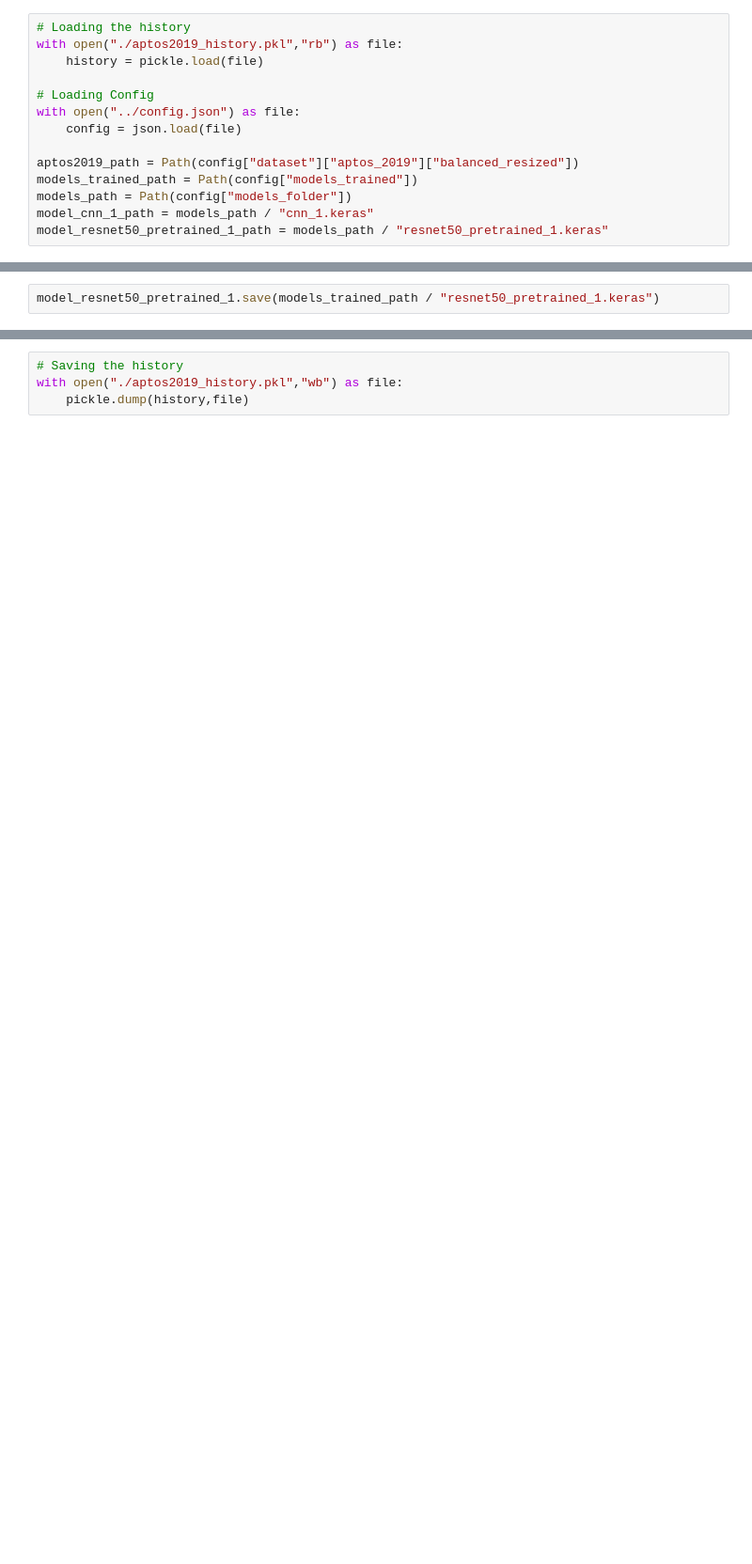
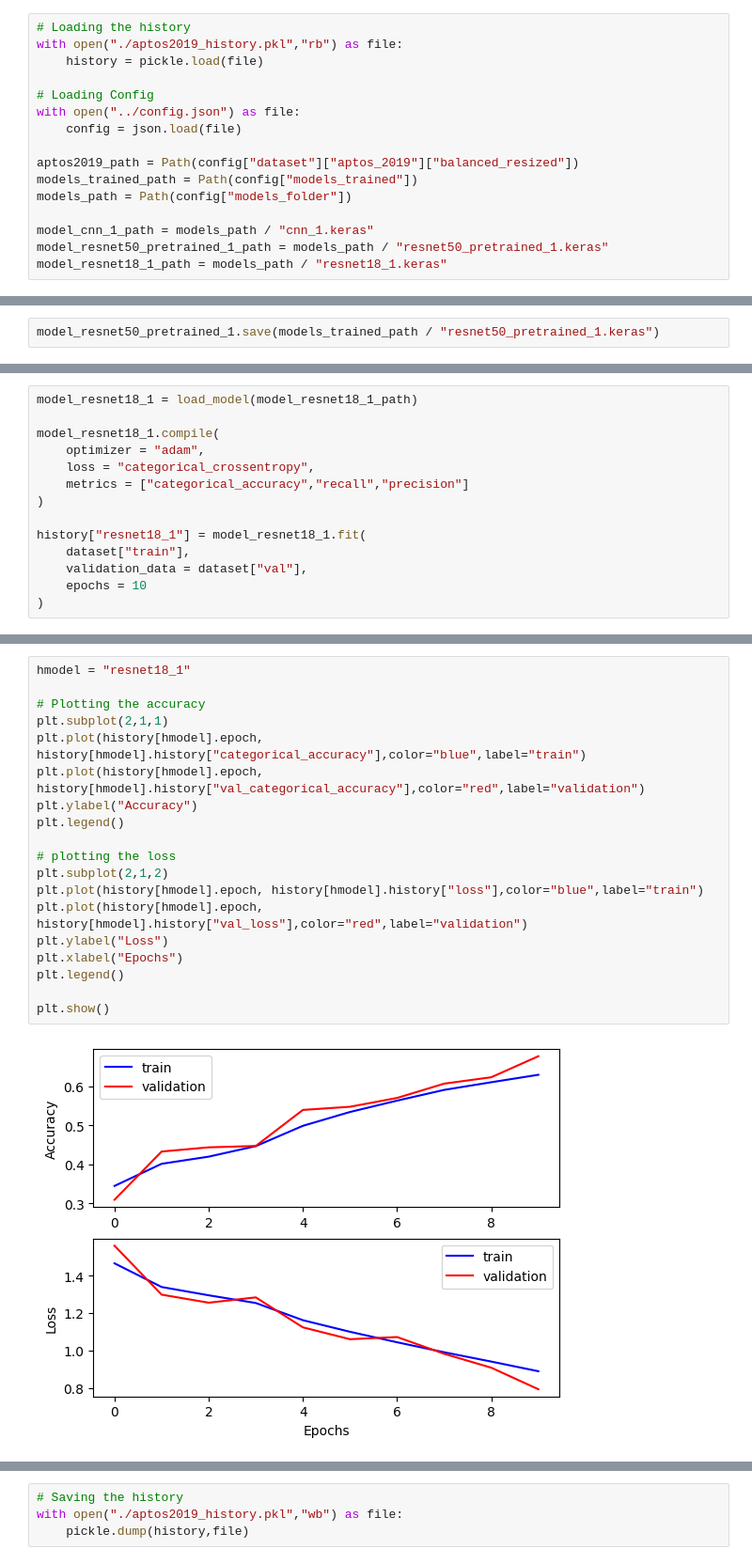
Before and after one commit to karthikeyan2725/Diabetic-Retinopathy-Screening, a Jupyter notebook: train/aptos2019.ipynb, the cells around one changed output, grey strips where cells are left out. Shown at 94% size. Drawn from its saved outputs; the diff is of its cells as text; blank space fills up the shorter version.

Commit message:
BUILD:Resnet18, trained, logged

```diff
--- a/train/aptos2019.ipynb
+++ b/train/aptos2019.ipynb
@@ -32,6 +32,8 @@ with open("../config.json") as file:
 aptos2019_path = Path(config["dataset"]["aptos_2019"]["balanced_resized"])
 models_trained_path = Path(config["models_trained"])
 models_path = Path(config["models_folder"])
+
 model_cnn_1_path = models_path / "cnn_1.keras"
 model_resnet50_pretrained_1_path = models_path / "resnet50_pretrained_1.keras"
+model_resnet18_1_path = models_path / "resnet18_1.keras"
 # %% [output]
@@ -281,0 +286,14 @@ conf_fig.plot()
+# %%
+model_resnet18_1 = load_model(model_resnet18_1_path)
+
+model_resnet18_1.compile(
+    optimizer = "adam",
+    loss = "categorical_crossentropy",
+    metrics = ["categorical_accuracy","recall","precision"]
+)
+
+history["resnet18_1"] = model_resnet18_1.fit(
+    dataset["train"],
+    validation_data = dataset["val"],
+    epochs = 10
+)
@@ -281,0 +327,21 @@ conf_fig.plot()
+# %%
+hmodel = "resnet18_1"
+
+# Plotting the accuracy
+plt.subplot(2,1,1)
+plt.plot(history[hmodel].epoch, history[hmodel].history["categorical_accuracy"],color="blue",label="train")
+plt.plot(history[hmodel].epoch, history[hmodel].history["val_categorical_accuracy"],color="red",label="validation")
+plt.ylabel("Accuracy")
+plt.legend()
+
+# plotting the loss
+plt.subplot(2,1,2)
+plt.plot(history[hmodel].epoch, history[hmodel].history["loss"],color="blue",label="train")
+plt.plot(history[hmodel].epoch, history[hmodel].history["val_loss"],color="red",label="validation")
+plt.ylabel("Loss")
+plt.xlabel("Epochs")
+plt.legend()
+
+plt.show()
+# %% [output]
+[figure, added]
```
Also changed, not shown: parts of 7 cells of this notebook, 1 other file.
